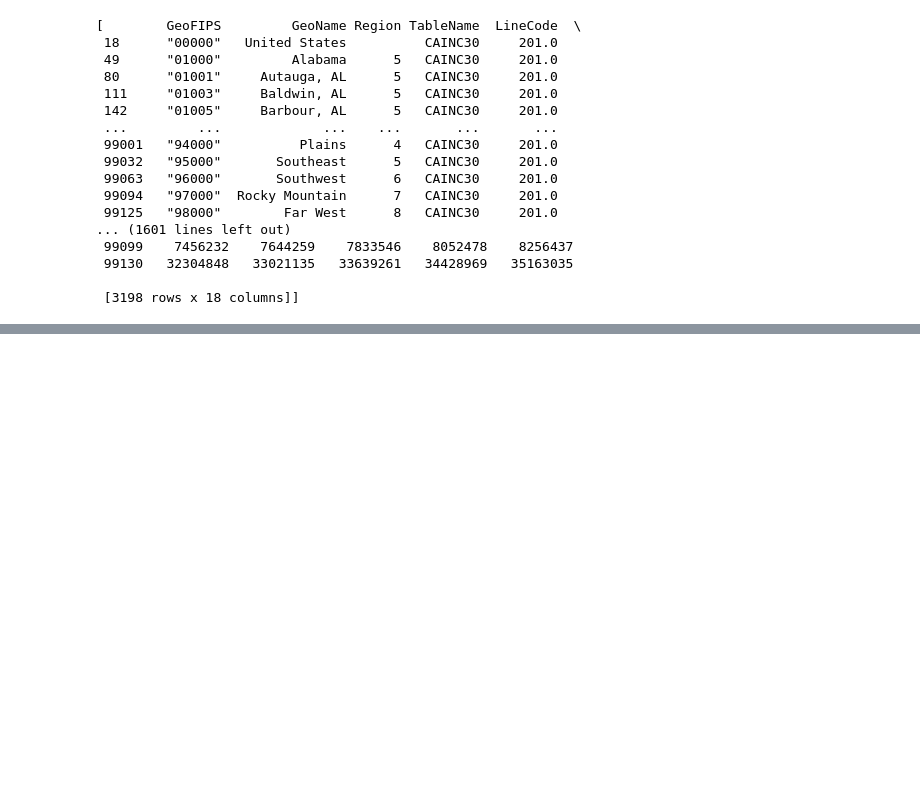
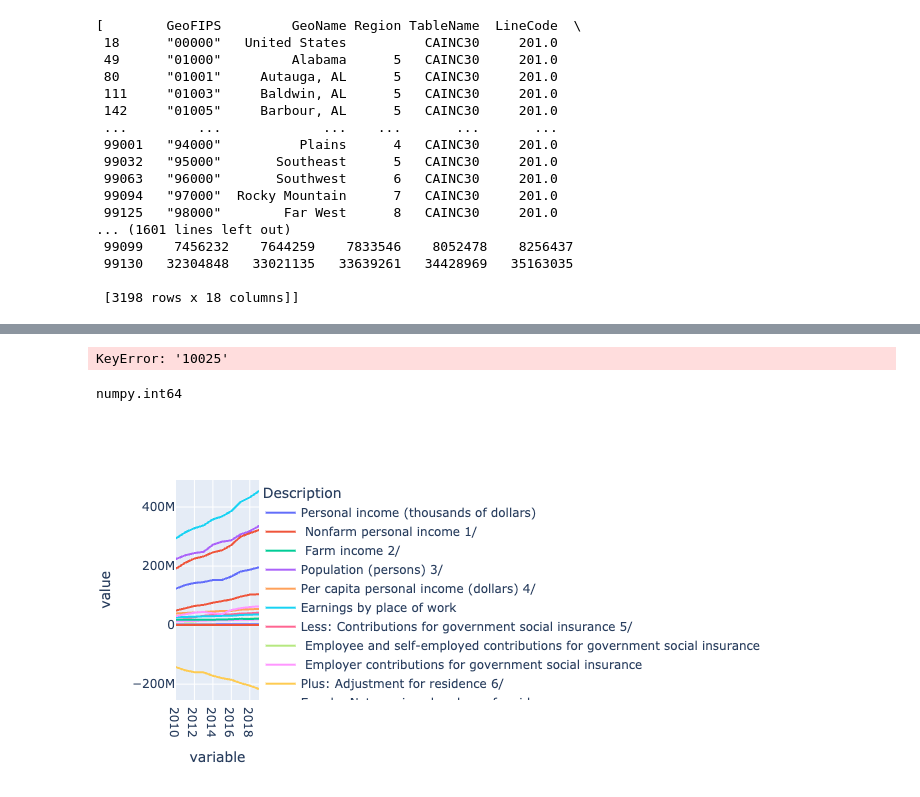
Before and after one commit to Kneck12/zillow-price-index-pred, a Jupyter notebook: Oren/01_First_EDA.ipynb, the cells around one changed output, grey strips where cells are left out. Drawn from its saved outputs; the diff is of its cells as text; code cells hidden in the pictures; blank space fills up the shorter version.

```diff
--- a/Oren/01_First_EDA.ipynb
+++ b/Oren/01_First_EDA.ipynb
@@ -134,0 +174,3 @@ array(['Personal income (thousands of dollars)',
+# %%
+income_zip_df['GeoFIPS'] = income_zip_df['GeoFIPS'].str.replace('"', '')
+income_zip_df['GeoFIPS'] = income_zip_df['GeoFIPS'].str.replace(' ', '')
@@ -148,0 +232,8 @@ IndexingError: Unalignable boolean Series provided as indexer (index of the bool
+# %%
+full_income_df = county_to_zip_df.merge(income_zip_df,
+                       how= 'right', left_on = 'county',
+                       right_on = 'GeoFIPS')\
+.drop(['res_ratio', 'bus_ratio',
+       'oth_ratio', 'tot_ratio',
+       'GeoFIPS', 'Region'], axis=1)\
+.dropna(subset=['county', 'zip', 'usps_zip_pref_city', 'usps_zip_pref_state'])
@@ -204,0 +329,11 @@ econ_zip_df[econ_zip_df['Description'] == ' Per capita dividends, interest, and
+# %%
+melted_full_income_df = pd.melt(full_income_df,
+                                id_vars=['county', 'zip',
+                                         'usps_zip_pref_city',
+                                         'usps_zip_pref_state',
+                                         'GeoName', 'Description',
+                                         'Unit'],\
+        value_vars=['2010', '2011', '2012',
+                    '2013', '2014', '2015',
+                    '2016', '2017', '2018',
+                    '2019'])
@@ -204,0 +360,19 @@ econ_zip_df[econ_zip_df['Description'] == ' Per capita dividends, interest, and
+# %%
+grouped_by_zip_melted.get_group('10025')
+# %% [output]
+KeyError: '10025'
+# %%
+nyc = melted_full_income_df[(melted_full_income_df['GeoName'] == "New York, NY")]
+
+
+#['zip'].unique()
+# %%
+
+melted_full_income_df['value'] = pd.to_numeric(melted_full_income_df['value'])
+type(melted_full_income_df.value[1])
+# %% [output]
+numpy.int64
+# %%
+px.line(nyc, y = 'value', x = 'variable', color = 'Description')
+# %% [output]
+[figure, added]
```
Also changed, not shown: parts of 32 cells of this notebook, 2 other files.
